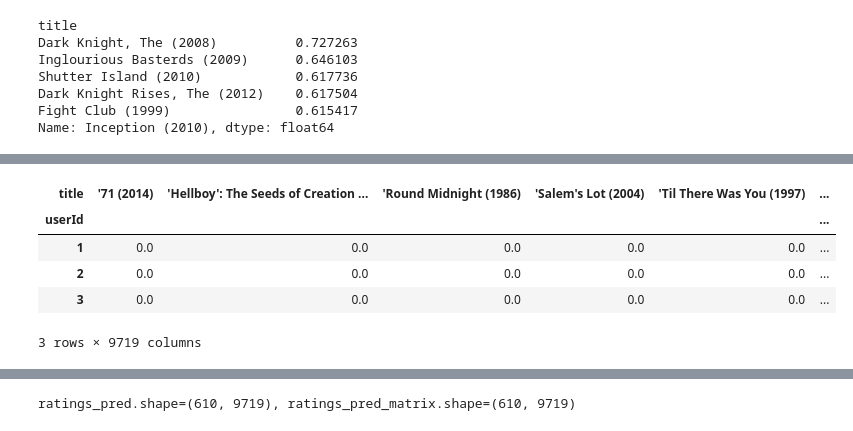
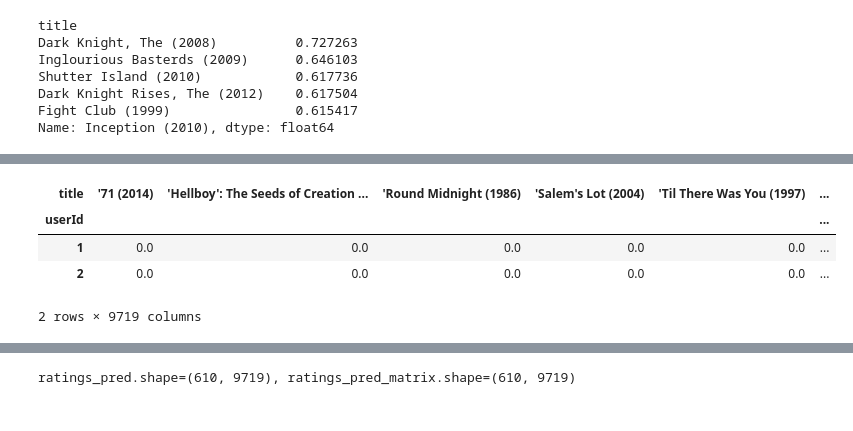
Before and after one commit to netsus/ML_PerfectGuide, a Jupyter notebook: 9장/9.2 아이템 기반 인접 이웃 협업 필터링 실습.ipynb, the cells around one changed output, grey strips where cells are left out. Cells and saved outputs as stored; diff of their text form; code cells hidden in the pictures.

```diff
--- a/9장/9.2 아이템 기반 인접 이웃 협업 필터링 실습.ipynb
+++ b/9장/9.2 아이템 기반 인접 이웃 협업 필터링 실습.ipynb
@@ -200,11 +222,10 @@ def predict_rating(ratings_arr, item_sim_arr ):
     ratings_pred = ratings_arr.dot(item_sim_arr)/ np.array([np.abs(item_sim_arr).sum(axis=1)])
     return ratings_pred
 # %%
-ratings_matrix.head(3)
+ratings_matrix.head(2) # 실제 평점
 # %% [output]
 | title | '71 (2014) | 'Hellboy': The Seeds of Creation ... | 'Round Midnight (1986) | 'Salem's Lot (2004) | 'Til There Was You (1997) | ... |
 | userId |  |  |  |  |  | ... |
 | 1 | 0.0 | 0.0 | 0.0 | 0.0 | 0.0 | ... |
 | 2 | 0.0 | 0.0 | 0.0 | 0.0 | 0.0 | ... |
-| 3 | 0.0 | 0.0 | 0.0 | 0.0 | 0.0 | ... |
-3 rows × 9719 columns
+2 rows × 9719 columns
```
Also changed, not shown: parts of 22 cells of this notebook.
